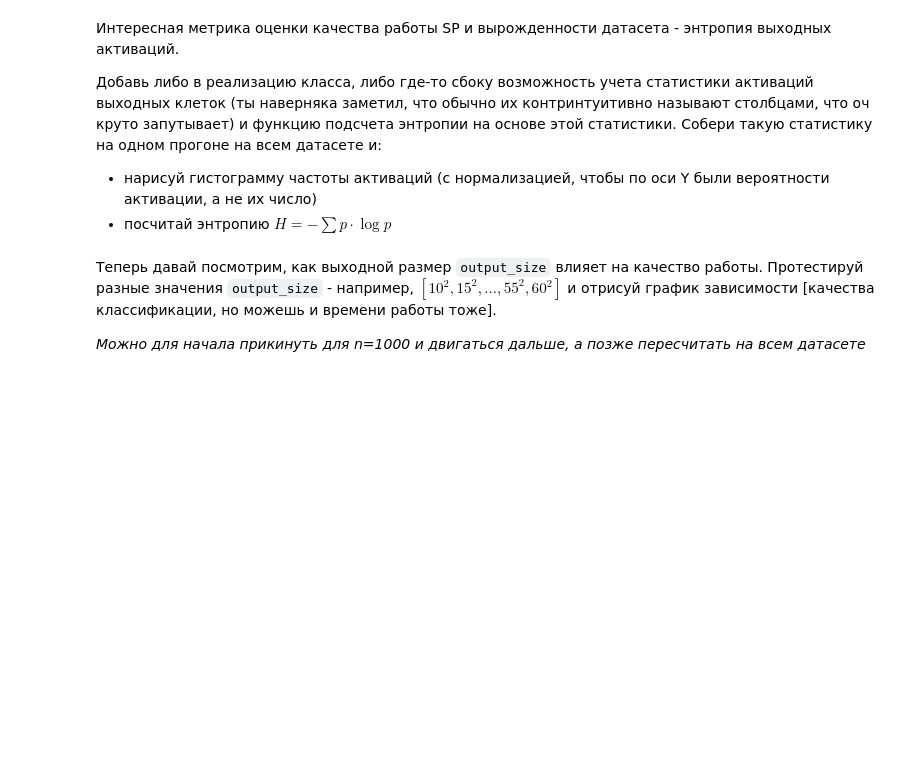
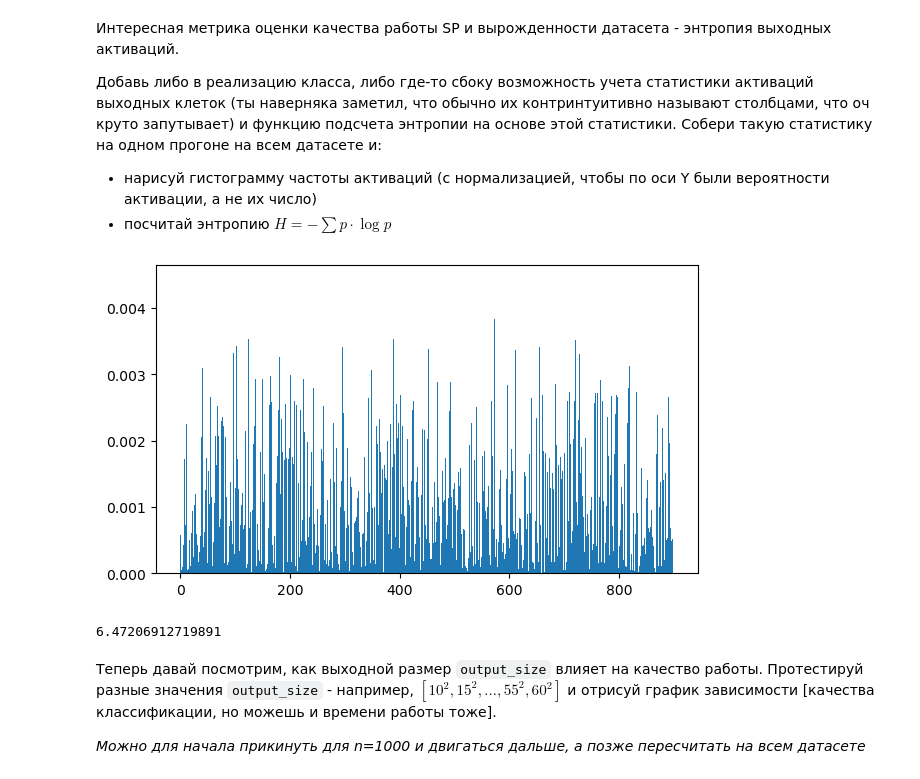
Before and after one commit to GurevichPE/cds_internship_tasks_sp, a Jupyter notebook: sp.ipynb, the cells around one changed output. Drawn from its saved outputs; the diff is of its cells as text; code cells hidden in the pictures; blank space fills up the shorter version.

```diff
--- a/sp.ipynb
+++ b/sp.ipynb
@@ -327,7 +358,7 @@ array([ 0, 80, 87, 30], dtype=int64)
 %%time
 
 np.random.seed(seed)
-n = 20000
+n = 1000
 x_tr, y_tr = train_images[:n], train_labels[:n]
 x_tst, y_tst = test_images[:n], test_labels[:n]
 
@@ -336,9 +367,10 @@ sp = LearnableSpatialPooler(
     output_size=30**2,
     permanence_threshold=0.5,
     output_sparsity=.04,
-    synapse_permanence_deltas=(.1, .03),
+    synapse_permanence_deltas=(.03, .03),
     receptive_field_sparsity=.8
 )
+sp.reset_statistics()
 # 1k: 80.2; 2.98s
 # 60k: 89.3; 72 s
 test_classification_with_sp(x_tr, y_tr, x_tst, y_tst, sp)
@@ -359,3 +389,15 @@ Wall time: 4min 17s
+# %%
+plt.figure(figsize=(7, 4))
+data = plt.hist(sp.being_activated, bins=sp.output_size, density=True);
+# %% [output]
+[figure, added]
+# %%
+probas = data[0]
+eps = 1e-8
+entropy = -1 * np.sum(probas * np.log(probas + eps))
+entropy
+# %% [output]
+6.47206912719891
 # %% [markdown]
 Теперь давай посмотрим, как выходной размер `output_size` влияет на качество работы. Протестируй разные значения `output_size` - например, $[10^2, 15^2,..., 55^2, 60^2]$ и отрисуй график зависимости [качества классификации, но можешь и времени работы тоже].
 
```
Also changed, not shown: parts of 13 cells of this notebook.
